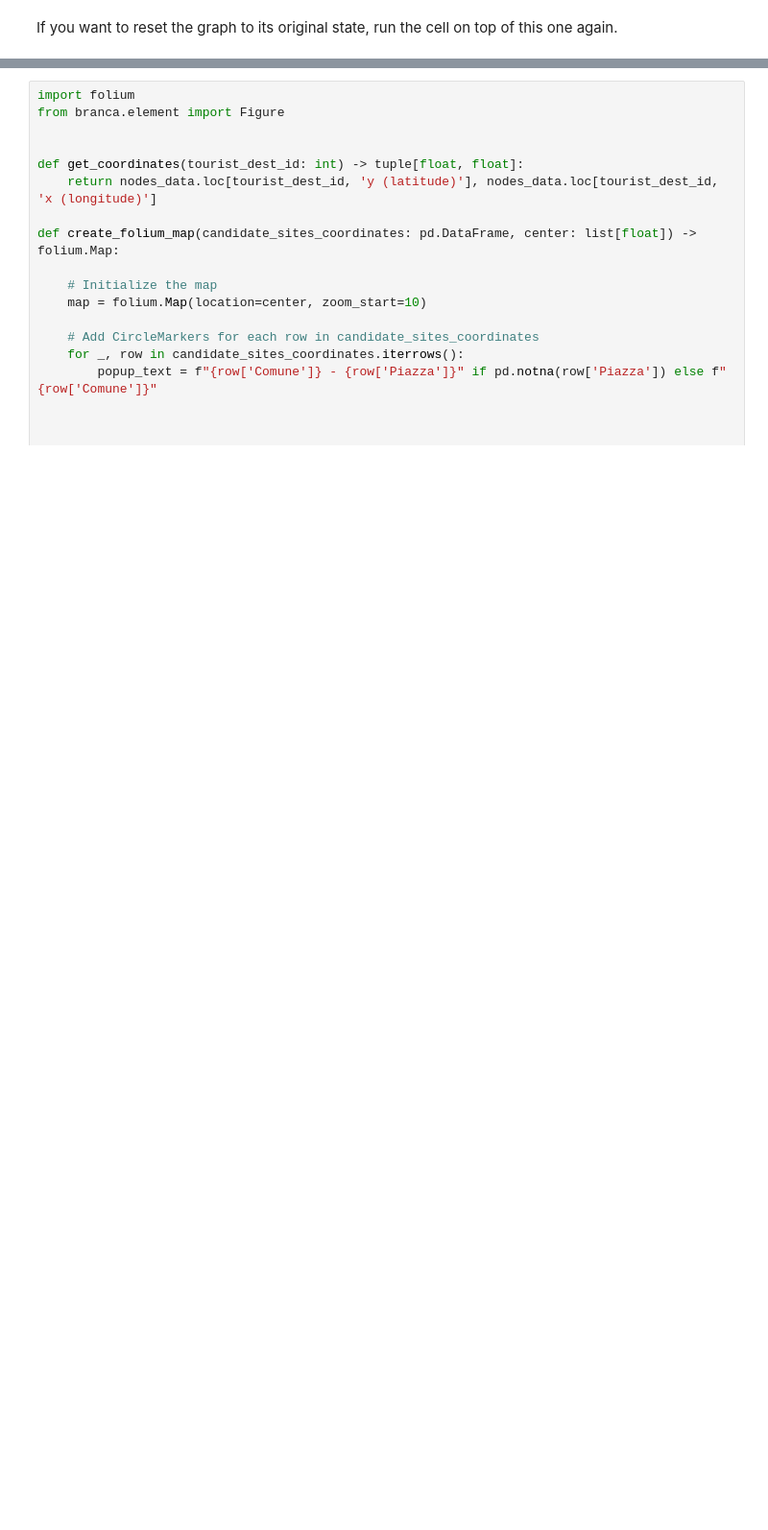
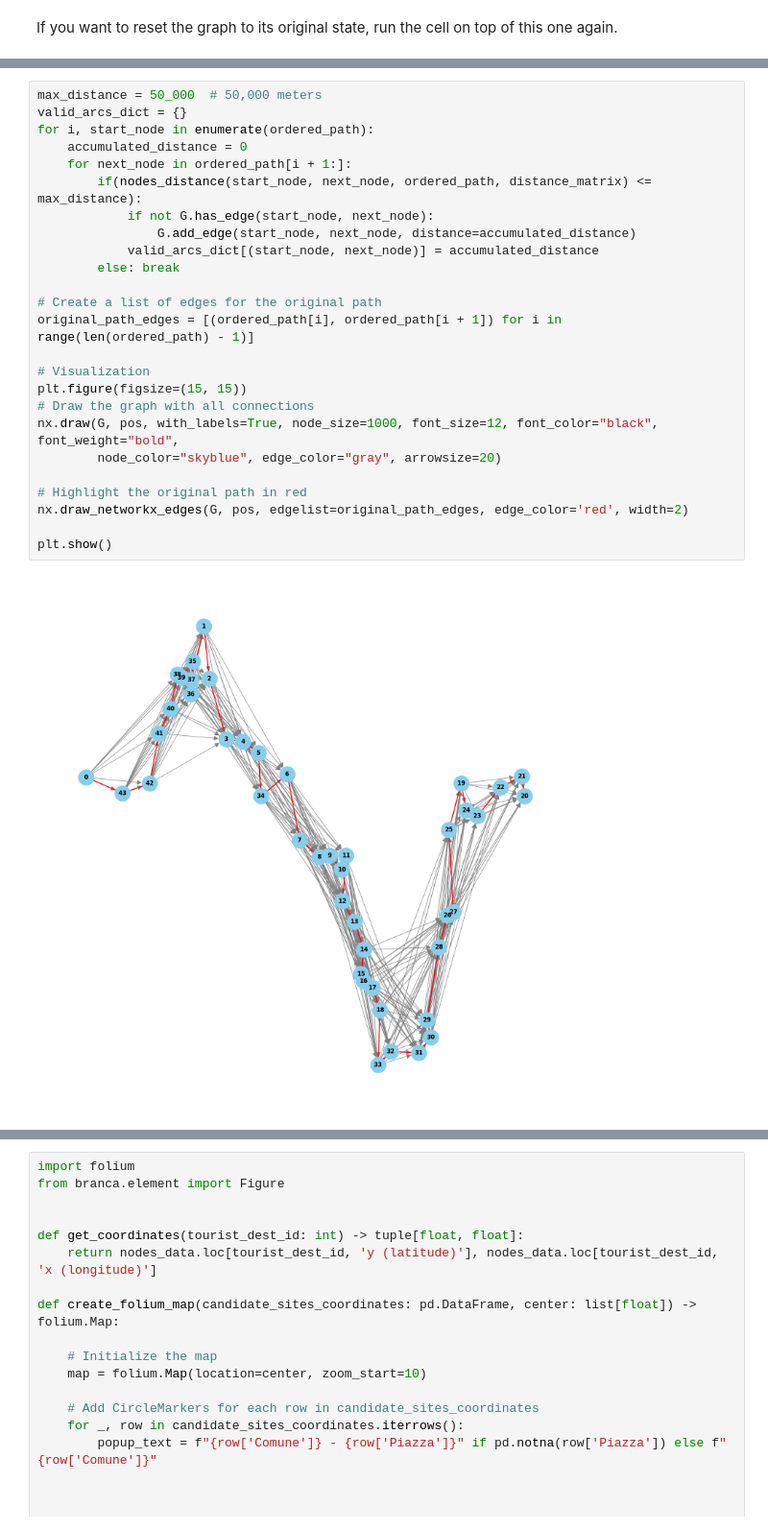
Before and after one commit to lorenzo-battiston/for-biglab, a Jupyter notebook: Text_big_project.ipynb, the cells around one changed output, grey strips where cells are left out. Shown at 96% size. Drawn from its saved outputs; the diff is of its cells as text; blank space fills up the shorter version.

```diff
--- a/Text_big_project.ipynb
+++ b/Text_big_project.ipynb
@@ -631,3 +633,30 @@ var(43), var(46), var(91), var(136), var(181), var(254), var(271), var(316), var
+# %%
+max_distance = 50_000  # 50,000 meters
+valid_arcs_dict = {}
+for i, start_node in enumerate(ordered_path):
+    accumulated_distance = 0
+    for next_node in ordered_path[i + 1:]:
+        if(nodes_distance(start_node, next_node, ordered_path, distance_matrix) <= max_distance):
+            if not G.has_edge(start_node, next_node):
+                G.add_edge(start_node, next_node, distance=accumulated_distance)
+            valid_arcs_dict[(start_node, next_node)] = accumulated_distance
+        else: break
+
+# Create a list of edges for the original path
+original_path_edges = [(ordered_path[i], ordered_path[i + 1]) for i in range(len(ordered_path) - 1)]
+
+# Visualization
+plt.figure(figsize=(15, 15))
+# Draw the graph with all connections
+nx.draw(G, pos, with_labels=True, node_size=1000, font_size=12, font_color="black", font_weight="bold",
+        node_color="skyblue", edge_color="gray", arrowsize=20)
+
+# Highlight the original path in red
+nx.draw_networkx_edges(G, pos, edgelist=original_path_edges, edge_color='red', width=2)
+
+plt.show()
+# %% [output]
+[figure, added]
 # %%
 import mip
 
```
Also changed, not shown: parts of 23 cells of this notebook.
